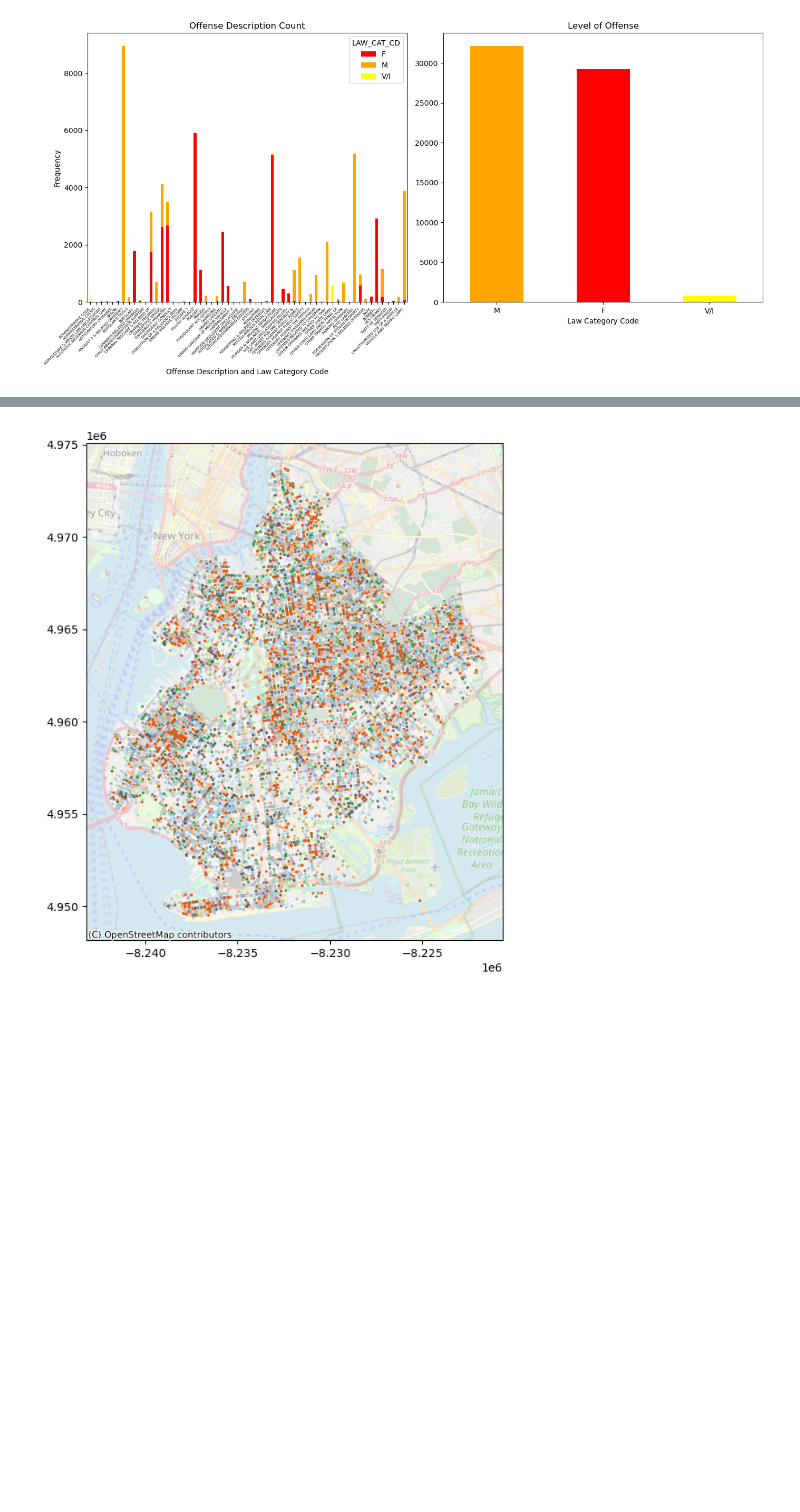
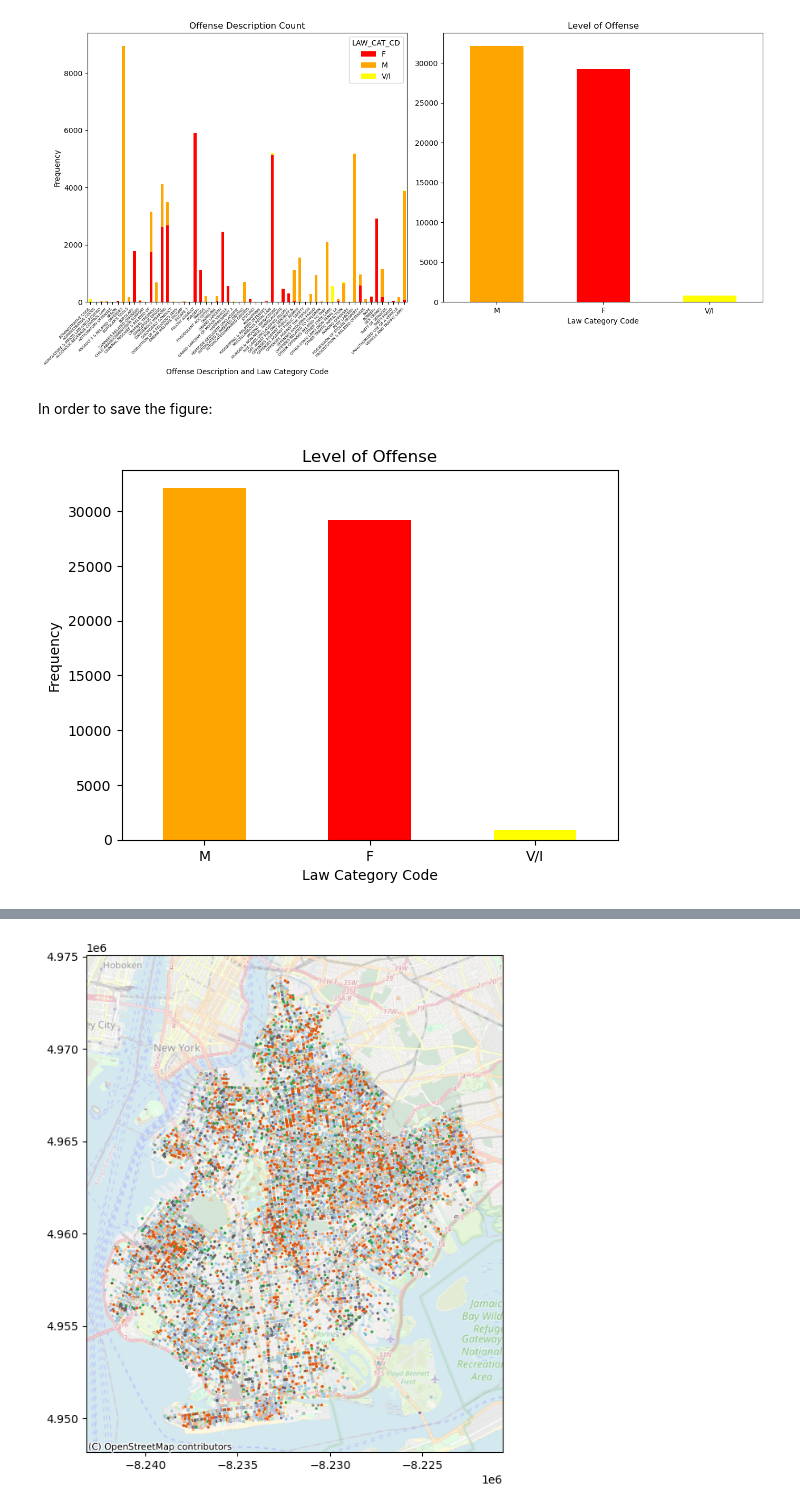
Before and after one commit to Yushan-Li-nyu/ads, a Jupyter notebook: src/data_processing/crime.ipynb, the cells around one changed output, grey strips where cells are left out. Saved outputs shown, nothing was run; the diff lists cells and outputs as text; code cells hidden in the pictures; blank space fills up the shorter version.

```diff
--- a/src/data_processing/crime.ipynb
+++ b/src/data_processing/crime.ipynb
@@ -123,6 +124,22 @@ plt.tight_layout()
 plt.show()
 # %% [output]
 [figure]
+# %% [markdown]
+In order to save the figure:
+# %%
+arrest_bk['LAW_CAT_CD'].value_counts().plot(kind='bar', color=['orange', 'red', 'yellow'])
+
+plt.title('Level of Offense')
+plt.xlabel('Law Category Code')
+plt.ylabel('Frequency')
+
+plt.xticks(rotation=0)
+
+plt.savefig('../../results/level_of_offense.png', bbox_inches='tight')
+
+plt.show()
+# %% [output]
+[figure, added]
 # %%
 arrest['ARREST_DATE'] = pd.to_datetime(arrest['ARREST_DATE'])
 arrest['ARREST_DATE'].dt.year.unique()
```
Also changed, not shown: parts of 21 cells of this notebook, 29 other files.
